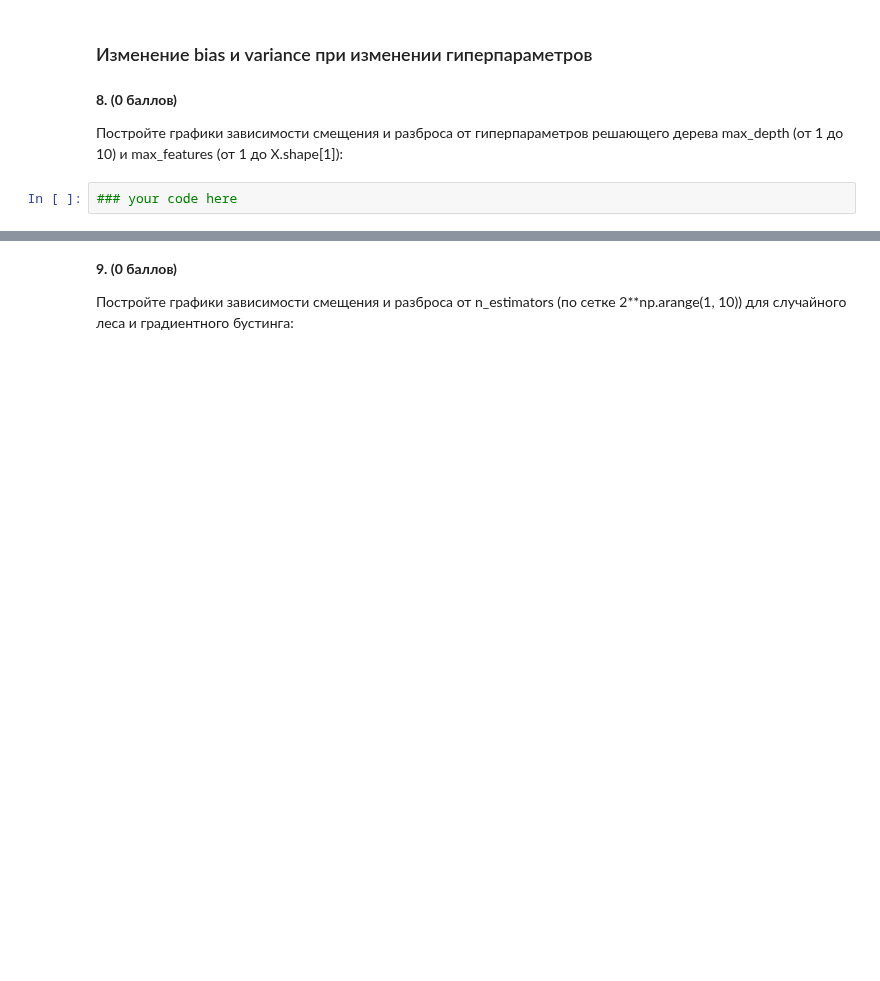
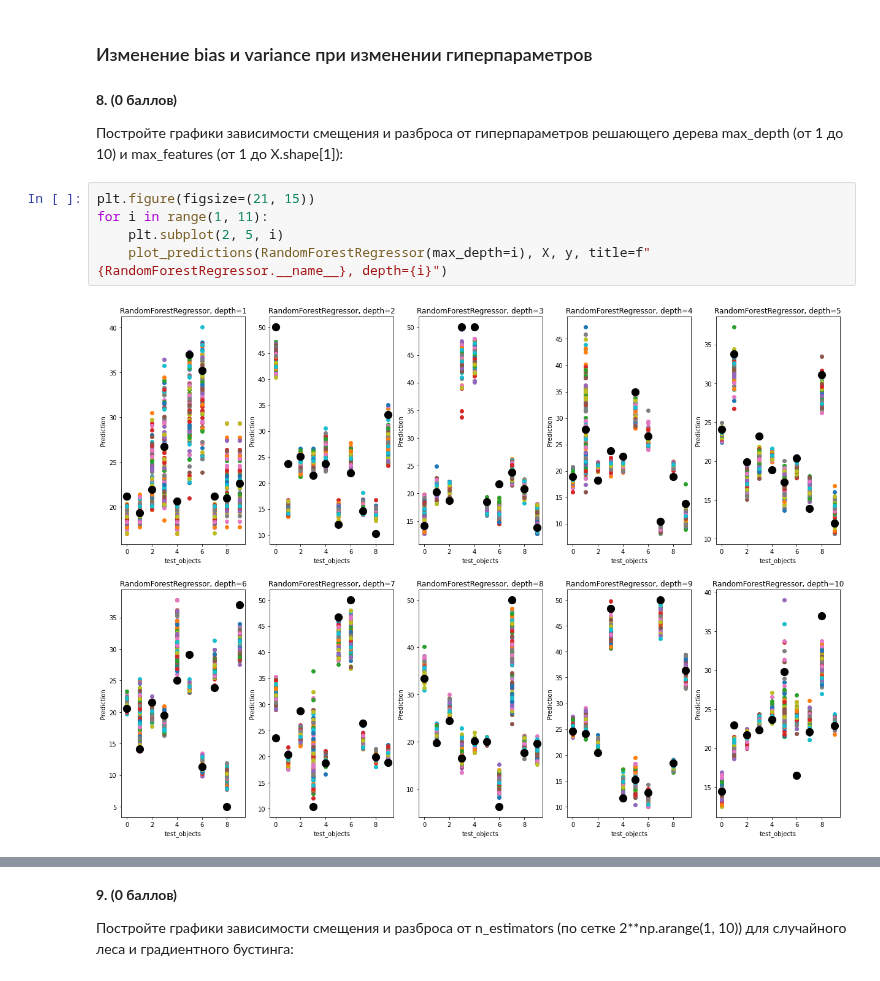
Before and after one commit to HeySlava/hse_course, a Jupyter notebook: bvd_hw6/homework6.ipynb, the cells around one changed output, grey strips where cells are left out. Drawn from its saved outputs; the diff is of its cells as text; blank space fills up the shorter version.

Commit message:
task 7,8 max_depth and max_features

```diff
--- a/bvd_hw6/homework6.ipynb
+++ b/bvd_hw6/homework6.ipynb
@@ -301,5 +302,10 @@ __Your answer here:__
 __8. (0 баллов)__
 
 Постройте графики зависимости смещения и разброса от гиперпараметров решающего дерева max_depth (от 1 до 10) и max_features (от 1 до X.shape[1]):
-# %%
-### your code here
+# %%
+plt.figure(figsize=(21, 15))
+for i in range(1, 11):
+    plt.subplot(2, 5, i)
+    plot_predictions(RandomForestRegressor(max_depth=i), X, y, title=f"{RandomForestRegressor.__name__}, depth={i}")
+# %% [output]
+[figure, added]
```
Also changed, not shown: parts of 9 cells of this notebook.
